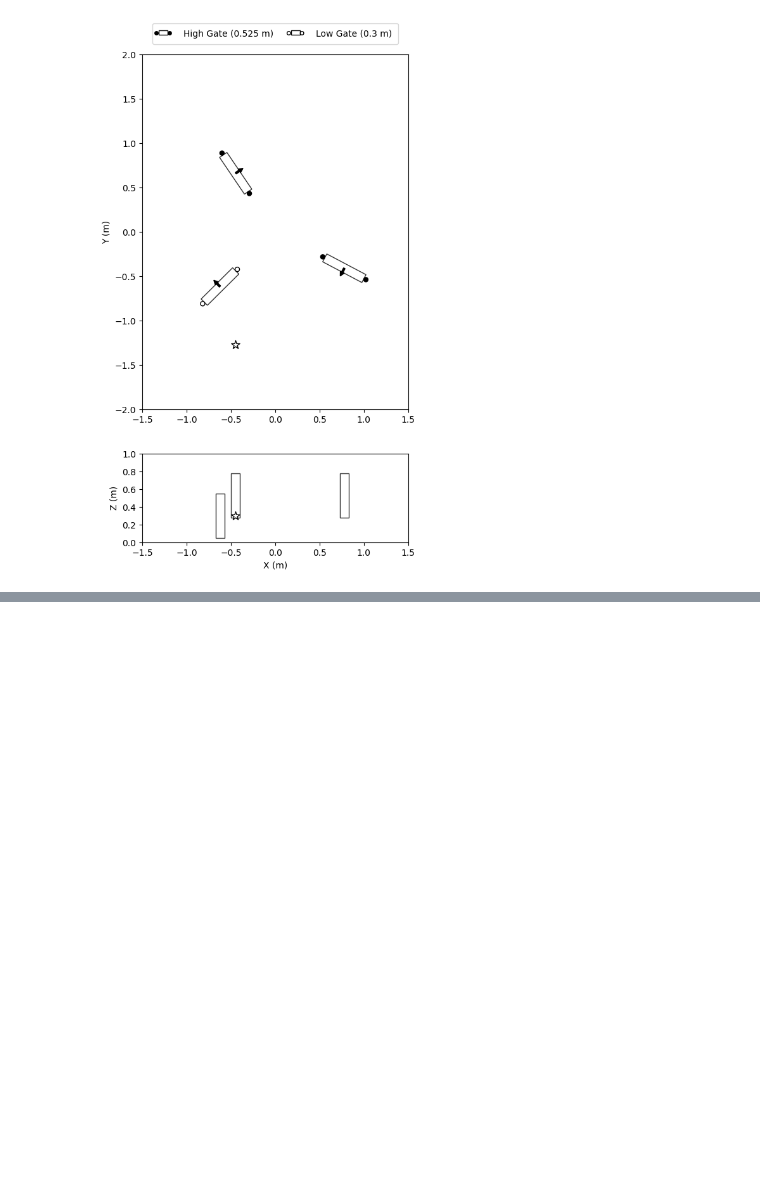
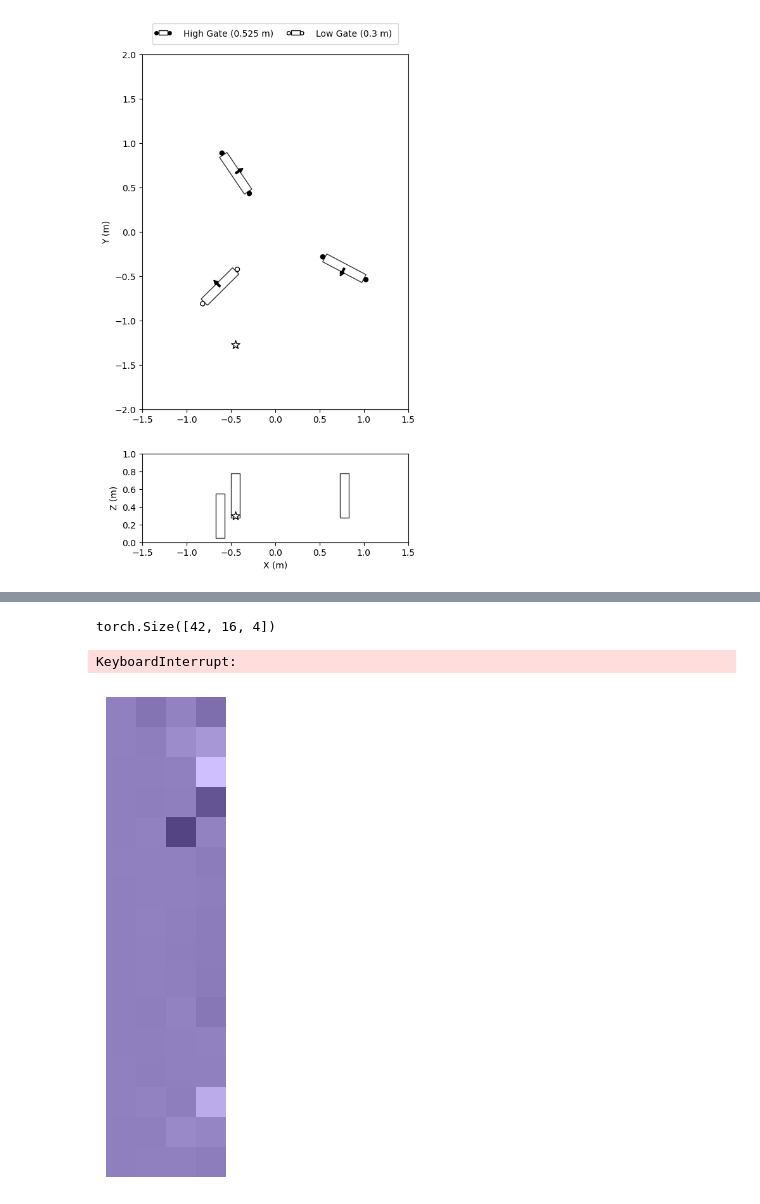
Before and after one commit to sparthaje/quadrotor-diffusion, a Jupyter notebook: notebooks/ldm.ipynb, the cells around one changed output, grey strips where cells are left out. Drawn from its saved outputs; the diff is of its cells as text; code cells hidden in the pictures; blank space fills up the shorter version.

```diff
--- a/notebooks/ldm.ipynb
+++ b/notebooks/ldm.ipynb
@@ -150,0 +182,33 @@ print(trajectory_times)
+# %%
+mus, _ = model.encoder(candidates)
+# %% [output]
+torch.Size([42, 16, 4])
+# %%
+import matplotlib
+from matplotlib.colors import LinearSegmentedColormap, Normalize, to_rgb
+
+
+for mu_idx, mu in enumerate(mus):
+    colors = matplotlib.rcParams['axes.prop_cycle'].by_key()['color'][:3]
+    base_color = colors[2]
+
+    # Convert to RGB and create light/dark variants
+    rgb = np.array(to_rgb(base_color))
+    light_rgb = 1 - 0.5 * (1 - rgb)  # Move halfway to white
+    dark_rgb = 0.5 * rgb             # Move halfway to black
+
+    # Create the custom colormap
+    cmap = LinearSegmentedColormap.from_list("custom_shade", [light_rgb, dark_rgb])
+
+    # Normalize as before
+    norm = Normalize(vmin=-1.5, vmax=1.5)
+
+    # Plot
+    plt.imshow(mu.cpu().squeeze(0).numpy(), cmap=cmap, norm=norm)
+    plt.axis('off')
+    plt.tight_layout(pad=0)
+    plt.subplots_adjust(left=0, right=1, top=1, bottom=0)
+    plt.savefig(f"{mu_idx}.pdf")
+# %% [output]
+KeyboardInterrupt:
+[figure, added]
```
Also changed, not shown: parts of 9 cells of this notebook, 14 other files.
